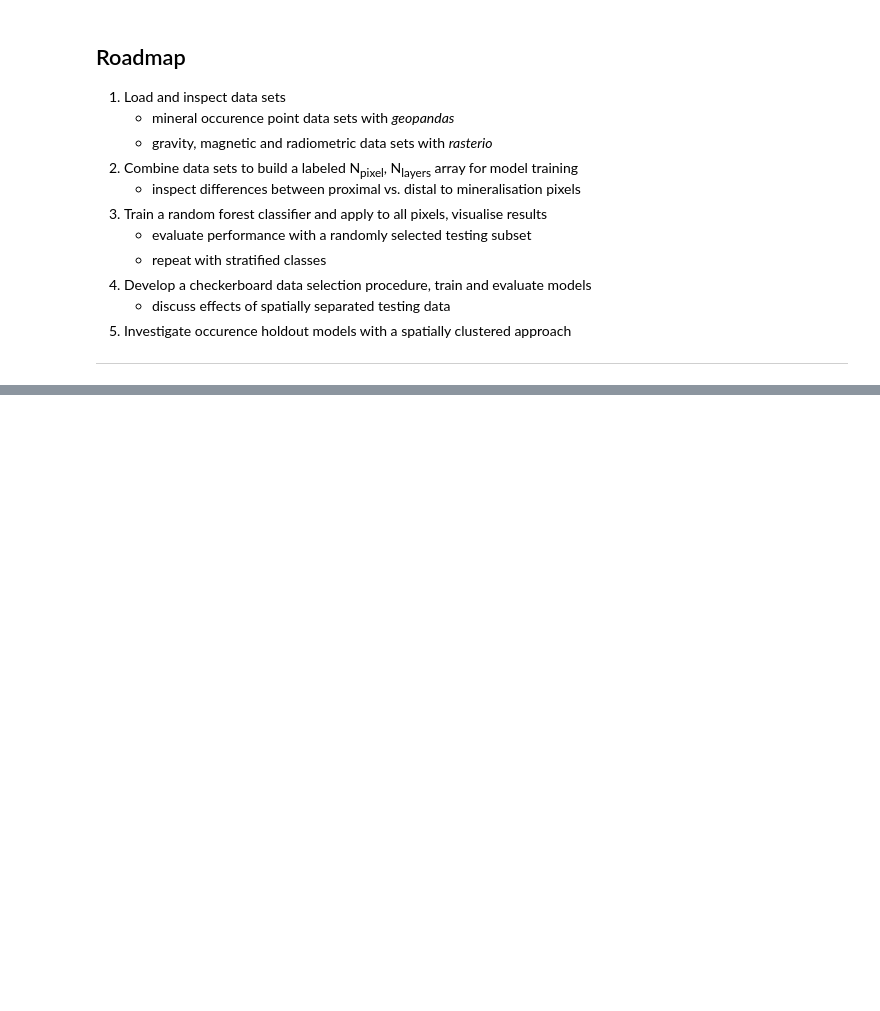
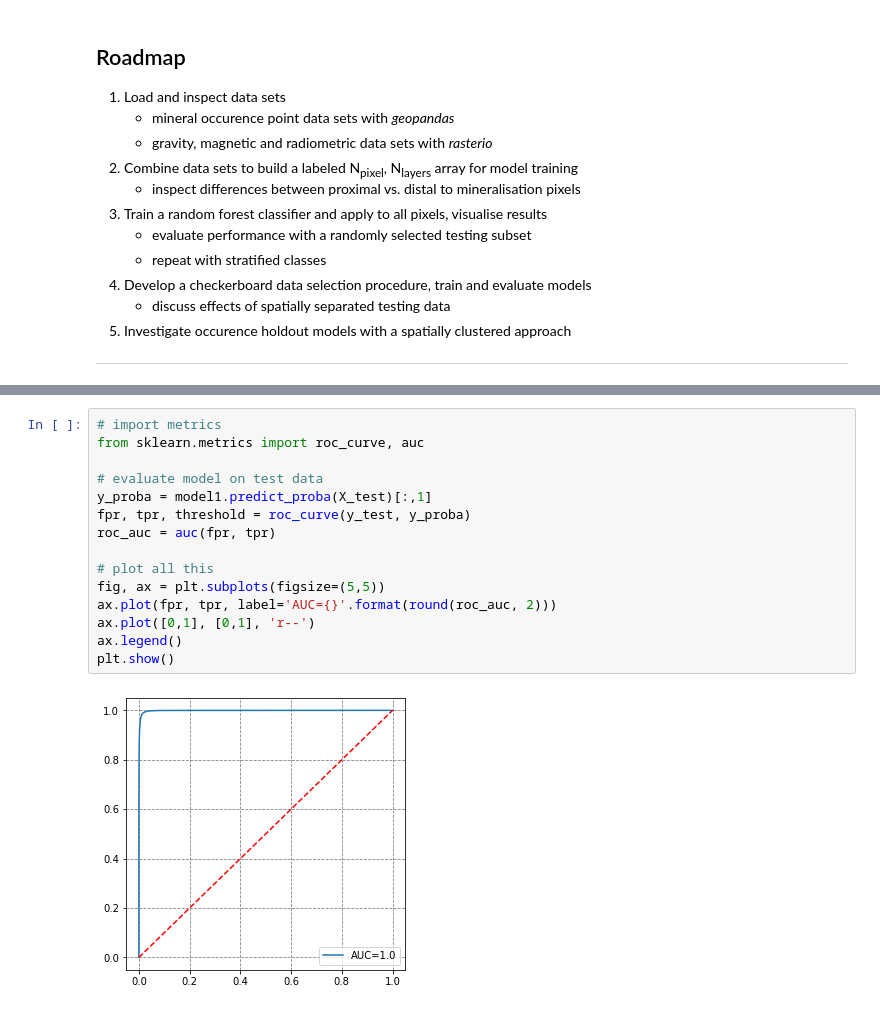
Before and after one commit to Solve-Geosolutions/transform_2022, a Jupyter notebook: live_notebook.ipynb, the cells around one changed output, grey strips where cells are left out. Drawn from its saved outputs; the diff is of its cells as text; blank space fills up the shorter version.

```diff
--- a/live_notebook.ipynb
+++ b/live_notebook.ipynb
@@ -51,0 +172,17 @@
+# %%
+# import metrics
+from sklearn.metrics import roc_curve, auc
+
+# evaluate model on test data
+y_proba = model1.predict_proba(X_test)[:,1]
+fpr, tpr, threshold = roc_curve(y_test, y_proba)
+roc_auc = auc(fpr, tpr)
+
+# plot all this
+fig, ax = plt.subplots(figsize=(5,5))
+ax.plot(fpr, tpr, label='AUC={}'.format(round(roc_auc, 2)))
+ax.plot([0,1], [0,1], 'r--')
+ax.legend()
+plt.show()
+# %% [output]
+[figure, added]
```
Also changed, not shown: parts of 28 cells of this notebook, 1 other file.
